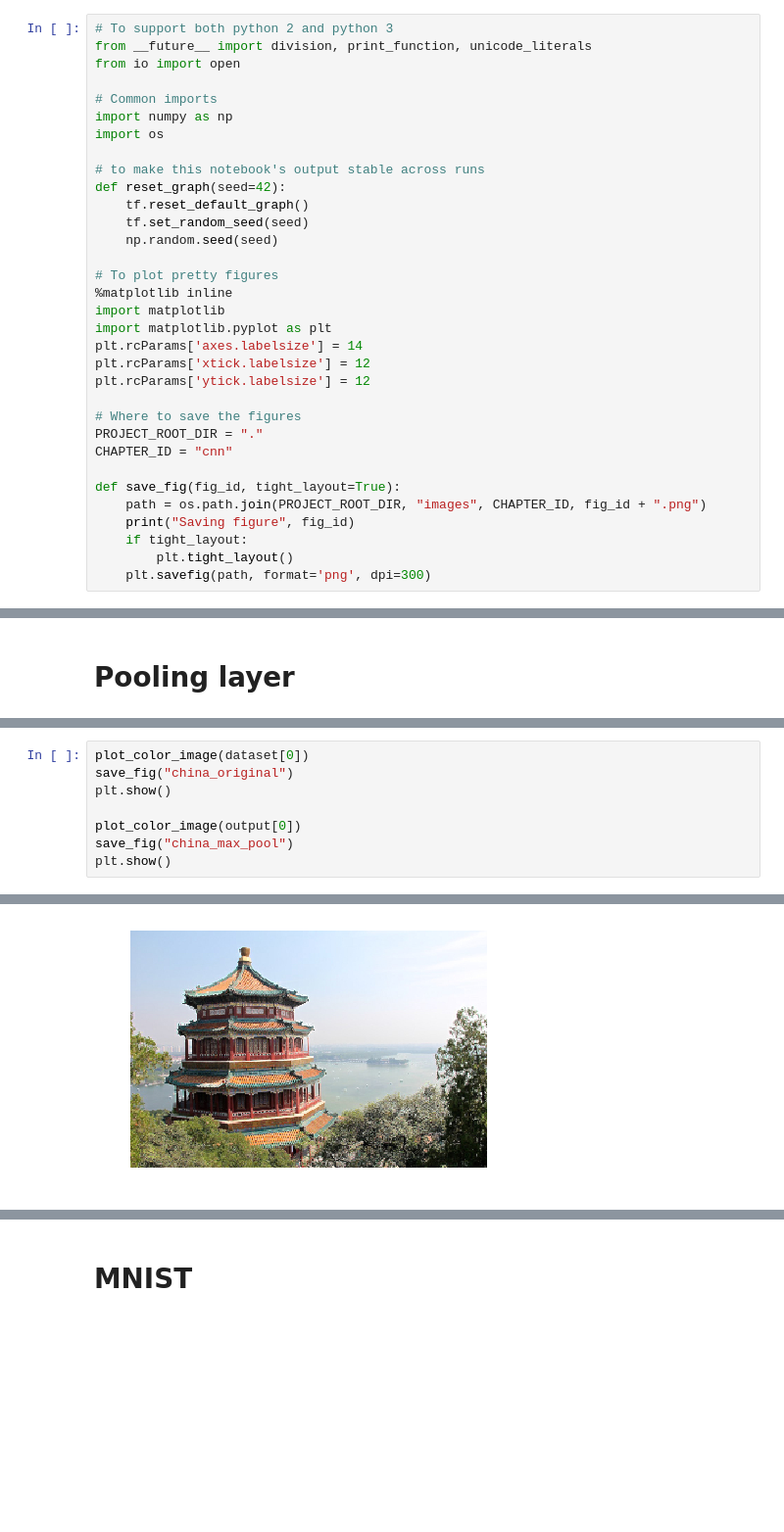
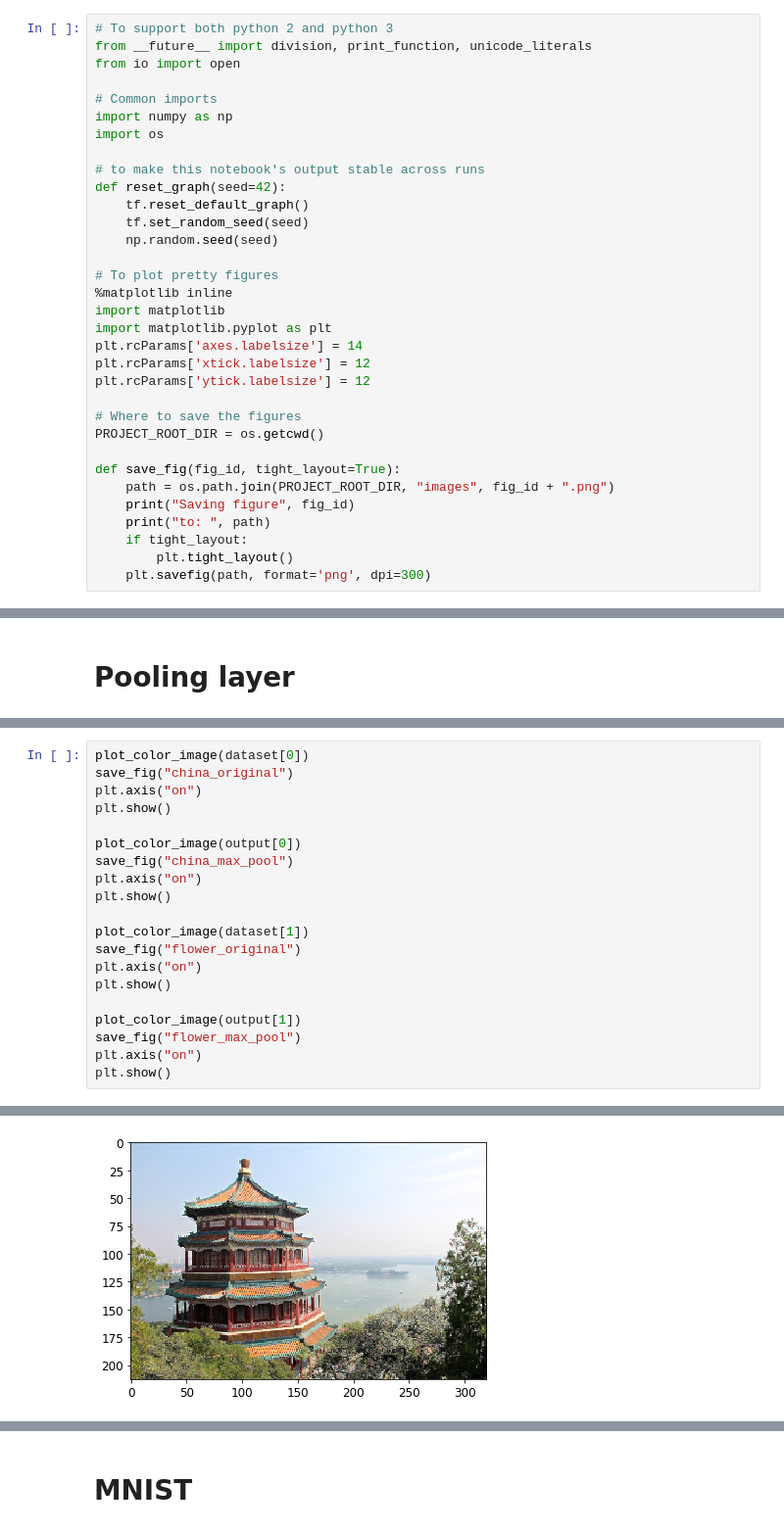
Before and after one commit to davefeilseifer/cs791-mlapps, a Jupyter notebook: deepML/Convolutional_neural_networks.ipynb, the cells around one changed output, grey strips where cells are left out. Shown at 98% size. Drawn from its saved outputs; the diff is of its cells as text; blank space fills up the shorter version.

```diff
--- a/deepML/Convolutional_neural_networks.ipynb
+++ b/deepML/Convolutional_neural_networks.ipynb
@@ -30,12 +30,12 @@ plt.rcParams['xtick.labelsize'] = 12
 plt.rcParams['ytick.labelsize'] = 12
 
 # Where to save the figures
-PROJECT_ROOT_DIR = "."
-CHAPTER_ID = "cnn"
+PROJECT_ROOT_DIR = os.getcwd()
 
 def save_fig(fig_id, tight_layout=True):
-    path = os.path.join(PROJECT_ROOT_DIR, "images", CHAPTER_ID, fig_id + ".png")
+    path = os.path.join(PROJECT_ROOT_DIR, "images", fig_id + ".png")
     print("Saving figure", fig_id)
+    print("to: ", path)
     if tight_layout:
         plt.tight_layout()
     plt.savefig(path, format='png', dpi=300)
@@ -224,10 +272,22 @@ plt.show()
 # %%
 plot_color_image(dataset[0])
 save_fig("china_original")
+plt.axis("on")
 plt.show()
 
 plot_color_image(output[0])
 save_fig("china_max_pool")
+plt.axis("on")
 plt.show()
+
+plot_color_image(dataset[1])
+save_fig("flower_original")
+plt.axis("on")
+plt.show()
+
+plot_color_image(output[1])
+save_fig("flower_max_pool")
+plt.axis("on")
+plt.show()
 # %% [output]
 Saving figure china_original
@@ -236 +298 @@ Saving figure china_max_pool
-[figure, old version]
+[figure, new version]
```
Also changed, not shown: parts of 32 cells of this notebook.
